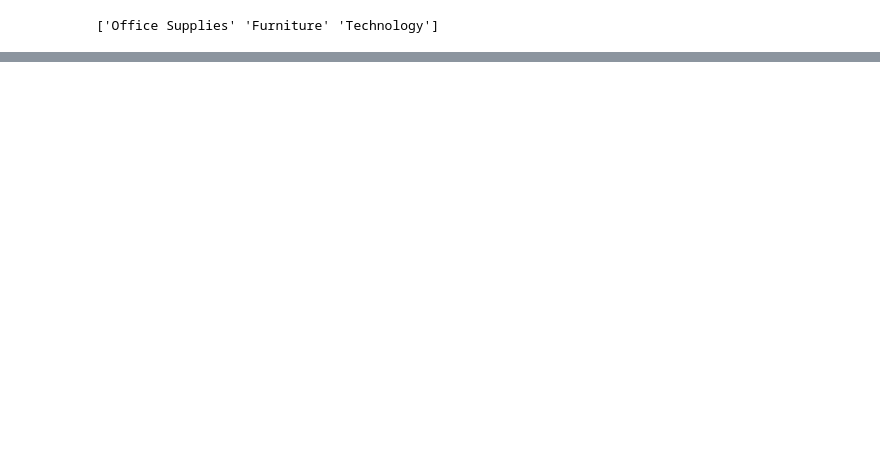
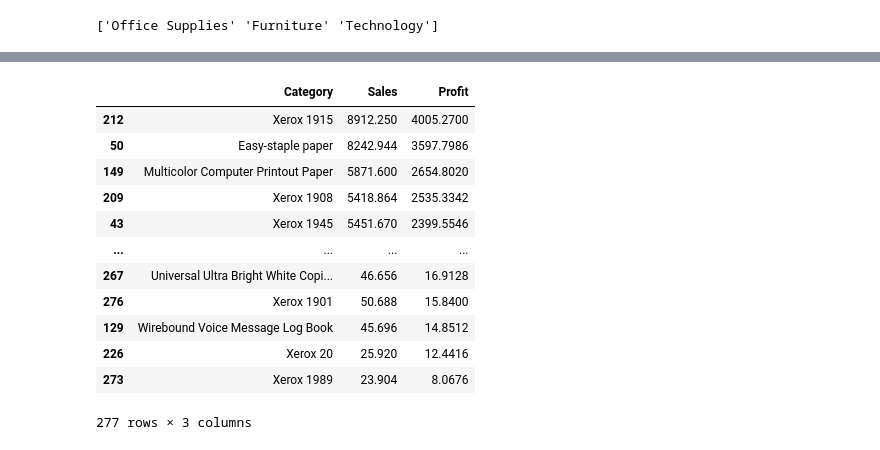
Before and after one commit to Abdullah-Bakhshov/overfitting_outlaws, a Jupyter notebook: SalesAndProfit.ipynb, the cells around one changed output, grey strips where cells are left out. Drawn from its saved outputs; the diff is of its cells as text; code cells hidden in the pictures; blank space fills up the shorter version.

```diff
--- a/SalesAndProfit.ipynb
+++ b/SalesAndProfit.ipynb
@@ -137,0 +216,38 @@ copier_df.sort_values(by='Profit', ascending=False)
+# %%
+# Looking for the most profitible item in technology sub grp
+copiers_df = cat_1[cat_1["Sub-Category"] == "Paper"]
+copier_products = []
+copiers_sales = []
+copiers_profits = []
+
+# Looping through sub cats of Technology
+for i in copiers_df["Product Name"].unique():
+    temp = copiers_df[copiers_df["Product Name"] == i]
+    total_sales = temp["Sales"].sum()
+    copiers_sales.append(total_sales)
+
+    total_profit = temp["Profit"].sum()
+    copiers_profits.append(total_profit)
+
+# Creating a new table wth just sub categories of technology
+copier_df = pd.DataFrame({
+    "Category": copiers_df["Product Name"].unique(),
+    "Sales":copiers_sales,
+    "Profit":copiers_profits
+})
+
+copier_df.sort_values(by='Profit', ascending=False)
+# %% [output]
+|  | Category | Sales | Profit |
+| 212 | Xerox 1915 | 8912.250 | 4005.2700 |
+| 50 | Easy-staple paper | 8242.944 | 3597.7986 |
+| 149 | Multicolor Computer Printout Paper | 5871.600 | 2654.8020 |
+| 209 | Xerox 1908 | 5418.864 | 2535.3342 |
+| 43 | Xerox 1945 | 5451.670 | 2399.5546 |
+| ... | ... | ... | ... |
+| 267 | Universal Ultra Bright White Copi... | 46.656 | 16.9128 |
+| 276 | Xerox 1901 | 50.688 | 15.8400 |
+| 129 | Wirebound Voice Message Log Book | 45.696 | 14.8512 |
+| 226 | Xerox 20 | 25.920 | 12.4416 |
+| 273 | Xerox 1989 | 23.904 | 8.0676 |
+277 rows × 3 columns
```
Also changed, not shown: parts of 13 cells of this notebook.
